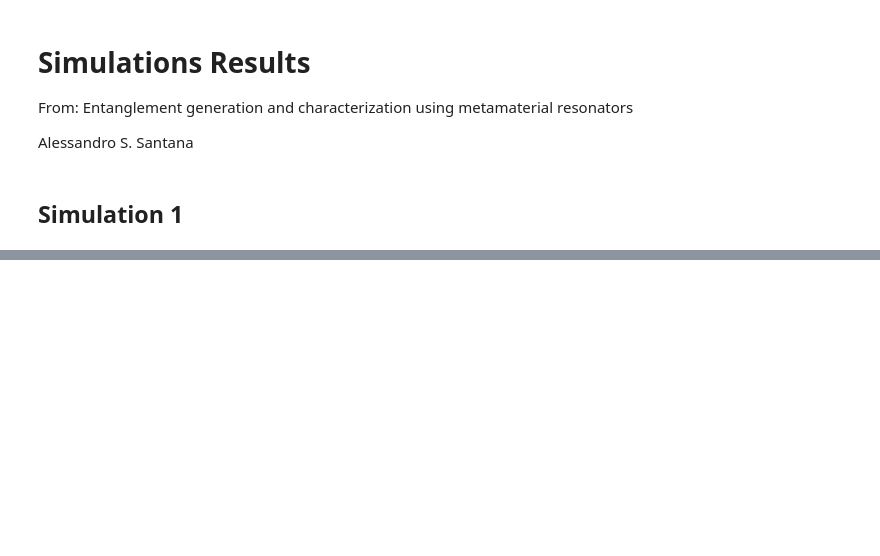
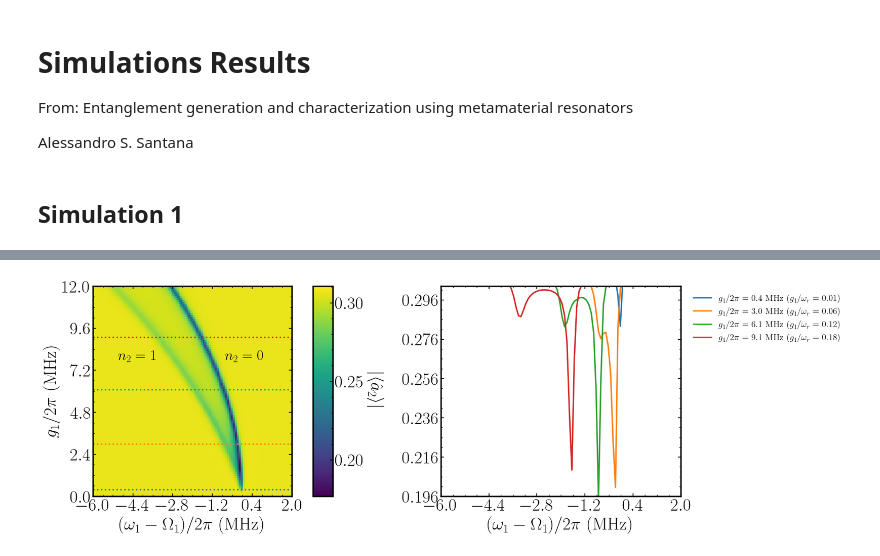
Before and after one commit to asantanah/code_for_paper, a Jupyter notebook: Airtigo_Results.ipynb, the cells around one changed output, grey strips where cells are left out. Drawn from its saved outputs; the diff is of its cells as text; code cells hidden in the pictures; blank space fills up the shorter version.

```diff
--- a/Airtigo_Results.ipynb
+++ b/Airtigo_Results.ipynb
@@ -258,0 +333,88 @@ plt.show()
+# %%
+from mpl_toolkits.axes_grid1 import make_axes_locatable
+import matplotlib.pyplot as plt
+import matplotlib as mpl
+
+fig, axes = plt.subplots(1, 2, figsize=(16, 6))
+
+##############################################################
+# ---- Heatmap ----
+nrm = mpl.colors.Normalize(z_list_1[2].min(), z_list_1[2].max())
+
+im1 = axes[0].pcolormesh(
+    x_list_1, y_list_1, z_list_1[2],
+    cmap=cm.viridis,
+    norm=nrm,
+    shading='auto'
+)
+
+axes[0].set_xlabel(r'$(\omega_1 - \Omega_1)/2\pi$ (MHz)')
+axes[0].set_ylabel(r'$g_1/2\pi$ (MHz)')
+
+axes[0].set_xlim(x0, xf)
+axes[0].set_ylim(y0, yf)
+axes[0].xaxis.set_ticks(arange(x0, xf*1.01, delta_x/4))
+axes[0].yaxis.set_ticks(arange(y0, yf*1.01, delta_y/4))
+
+##############################################################
+divider = make_axes_locatable(axes[0])
+
+cax = divider.append_axes(
+    "right",
+    size="10%",    # <-- width of colorbar
+    pad=0.5      # <-- distance to plot
+)
+
+cbar = fig.colorbar(im1, cax=cax)
+
+cbar.set_label(
+    r'$\vert\langle \hat{a}_2\rangle\vert$',
+    rotation=270,
+    labelpad=35
+)
+
+##############################################################
+# ---- Overlays ----
+axes[0].text(-5, 7.8, r"$n_2 = 1$", color='black', fontsize=25)
+axes[0].text(-0.7, 7.8, r"$n_2 = 0$", color='black', fontsize=25)
+
+axes[0].axhline(y=0.4, color='C0', linestyle=':')
+axes[0].axhline(y=3.0, color='C1', linestyle=':')
+axes[0].axhline(y=6.1, color='C2', linestyle=':')
+axes[0].axhline(y=9.1, color='C3', linestyle=':')
+
+##############################################################
+# ---- Right plot ----
+for i in [3, 25, 50, 75]:
+    axes[1].plot(
+        x_list_1,
+        z_list_1[2][i],
+        label=r'$g_1/2\pi = $ %.1f MHz ($g_1/\omega_r = $ %.2f)' %
+        (y_list_1[i], (2 * pi * 1e6 * y_list_1[i] / wr))
+    )
+
+axes[1].set_xlabel(r'$(\omega_1 - \Omega_1)/2\pi$ (MHz)')
+axes[1].legend(frameon=False, loc='upper left', bbox_to_anchor=(1.02, 1))
+
+start = round(z_list_1[2].min(), 1)
+end   = round(z_list_1[2].max(), 1)
+
+axes[1].set_xlim(x0, xf)
+axes[1].set_ylim(0.98*start, 1.01*end)
+axes[1].xaxis.set_ticks(arange(x0, xf*1.01, delta_x/4))
+axes[1].yaxis.set_ticks(arange(0.98*start, 1.01*end, (end-start)/5))
+
+##############################################################
+# ---- Global spacing ----
+plt.subplots_adjust(
+    left=0.08,
+    right=0.95,
+    bottom=0.12,
+    top=0.95,
+    wspace=0.45   # spacing between the TWO plots only
+)
+
+save_figure(fig, folder_1 + "Figures", "Sim1_Fig03", formats=["pdf"])
+
+plt.show()
+# %% [output]
@@ -258,0 +422 @@ plt.show()
+[figure, added]
```
Also changed, not shown: parts of 69 cells of this notebook, 41 other files.
